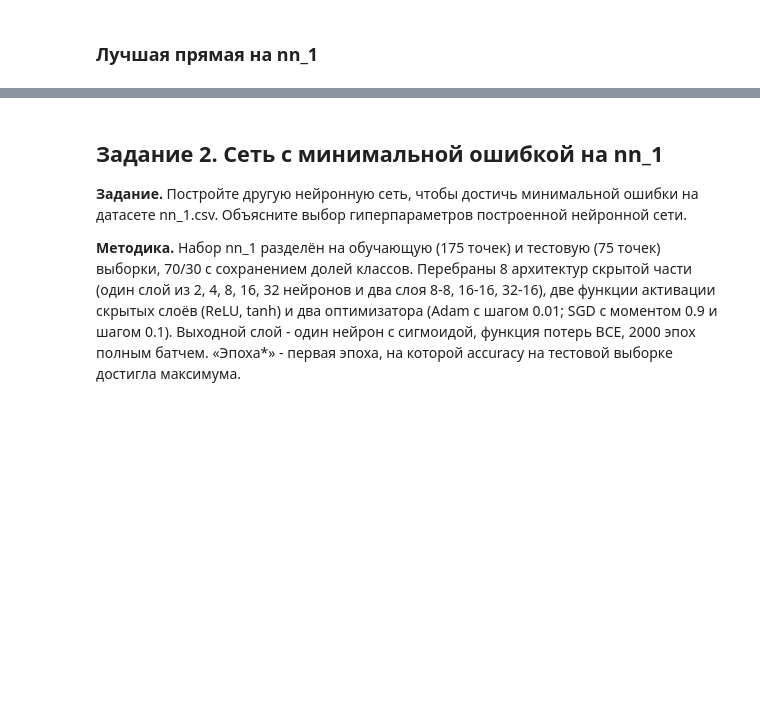
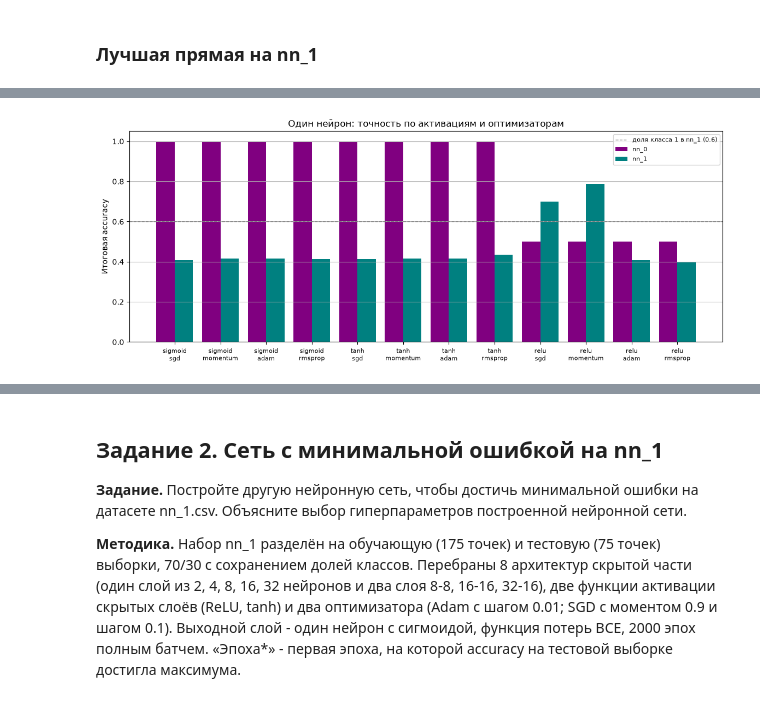
Before and after one commit to ElichMaya/AI-Systems-Labs, a Jupyter notebook: AI_lab2/lab2.ipynb, the cells around one changed output, grey strips where cells are left out. Cells and saved outputs as stored; diff of their text form; code cells hidden in the pictures; blank space fills up the shorter version.

```diff
--- a/AI_lab2/lab2.ipynb
+++ b/AI_lab2/lab2.ipynb
@@ -281,13 +242,0 @@ plt.show()
-# %%
-# nn_1, оптимизатор Adam: accuracy по эпохам для разных функций активации
-plt.figure(figsize=(9, 4.8))
-for act, color in [('sigmoid', 'purple'), ('tanh', 'teal'), ('relu', 'darkorange')]:
-    _, _, a1 = train_neuron(X1, y1, act, 'adam')
-    plt.plot(range(1, len(a1) + 1), a1, color=color, linewidth=2, label=act)
-plt.axhline(0.6, linestyle='--', color='gray', label='доля класса 1 (0.6)')
-plt.xlabel('эпоха')
-plt.ylabel('Accuracy')
-plt.title('nn_1, Adam: accuracy одного нейрона по эпохам')
-plt.legend()
-plt.grid(True)
-plt.show()
@@ -325,0 +279,20 @@ plt.show()
+# %%
+# Итоговая accuracy одного нейрона: все сочетания активации и оптимизатора на nn_0 и nn_1
+res1 = pd.DataFrame(rows)
+combos = [(act, opt_name) for act in ['sigmoid', 'tanh', 'relu'] for opt_name in ['sgd', 'momentum', 'adam', 'rmsprop']]
+def get_acc(name, act, opt_name):
+    part = res1[(res1['данные'] == name) & (res1['активация'] == act) & (res1['оптимизатор'] == opt_name)]
+    return part['accuracy'].item()
+x = np.arange(len(combos))
+plt.figure(figsize=(14, 5))
+plt.bar(x - 0.2, [get_acc('nn_0', a, o) for a, o in combos], width=0.4, color='purple', label='nn_0')
+plt.bar(x + 0.2, [get_acc('nn_1', a, o) for a, o in combos], width=0.4, color='teal', label='nn_1')
+plt.axhline(0.6, linestyle='--', color='gray', linewidth=1, label='доля класса 1 в nn_1 (0.6)')
+plt.xticks(x, [f'{a}\n{o}' for a, o in combos], fontsize=8)
+plt.ylabel('Итоговая accuracy')
+plt.title('Один нейрон: точность по активациям и оптимизаторам')
+plt.legend(fontsize=8)
+plt.grid(True, axis='y')
+plt.show()
+# %% [output]
+[figure, added]
```
Also changed, not shown: parts of 21 cells of this notebook, 7 other files.
